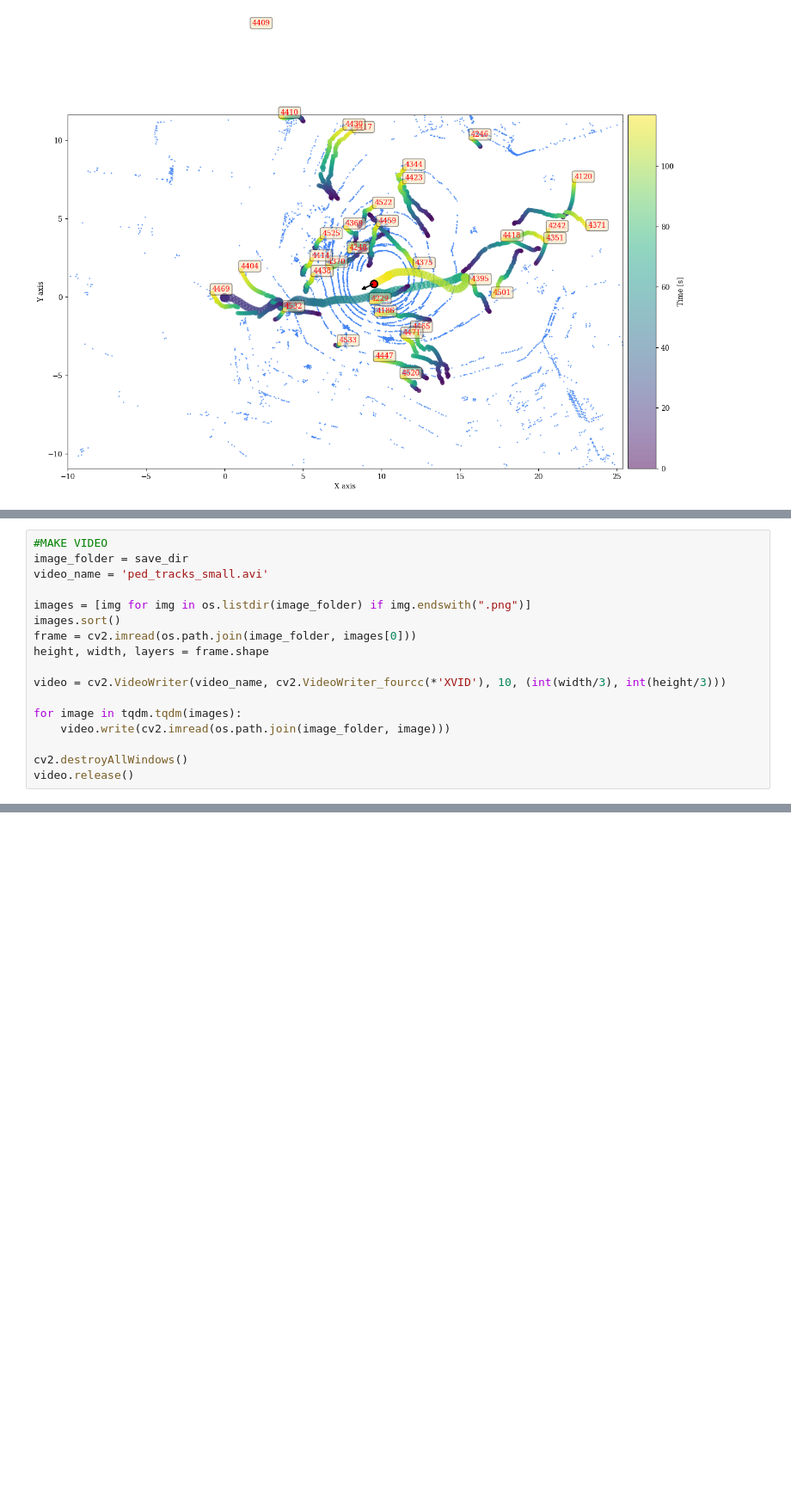
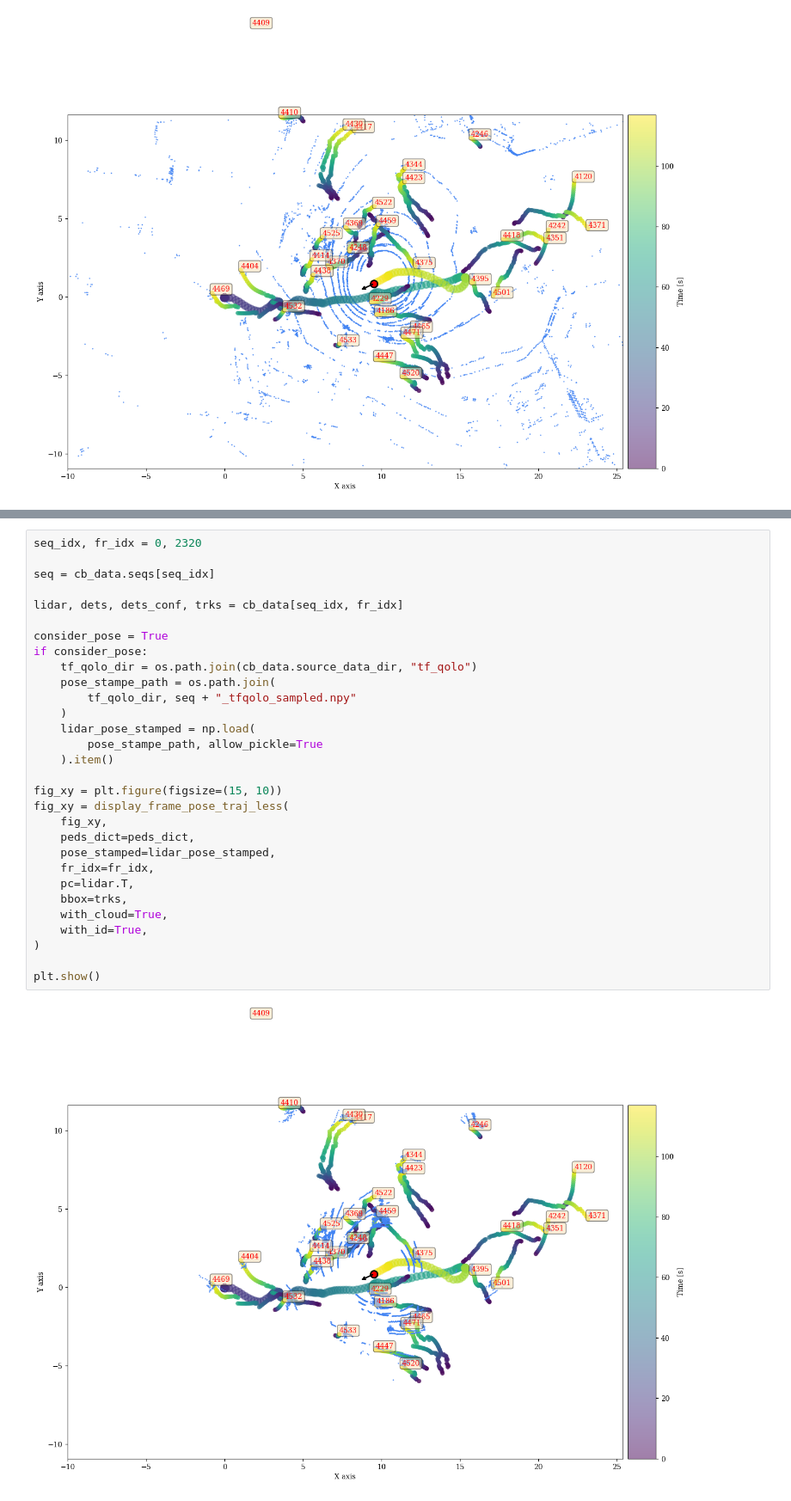
Before and after one commit to SCAI-Lab/crowdbot-evaluation-tools, a Jupyter notebook: notebooks/viz_img_2d.ipynb, the cells around one changed output, grey strips where cells are left out. Shown at 86% size. Cells and saved outputs as stored; diff of their text form; blank space fills up the shorter version.

```diff
--- a/notebooks/viz_img_2d.ipynb
+++ b/notebooks/viz_img_2d.ipynb
@@ -1779,17 +1778,0 @@ for fr_idx in tqdm.tqdm(range(0, cb_data.nr_frames(seq_idx), step_viz)):
-# %%
-#MAKE VIDEO
-image_folder = save_dir
-video_name = 'ped_tracks_small.avi'
-
-images = [img for img in os.listdir(image_folder) if img.endswith(".png")]
-images.sort()
-frame = cv2.imread(os.path.join(image_folder, images[0]))
-height, width, layers = frame.shape
-
-video = cv2.VideoWriter(video_name, cv2.VideoWriter_fourcc(*'XVID'), 10, (int(width/3), int(height/3)))
-
-for image in tqdm.tqdm(images):
-    video.write(cv2.imread(os.path.join(image_folder, image)))
-
-cv2.destroyAllWindows()
-video.release()
@@ -1799,0 +1997,32 @@ print(height, width, layers)
+# %%
+seq_idx, fr_idx = 0, 2320
+
+seq = cb_data.seqs[seq_idx]
+
+lidar, dets, dets_conf, trks = cb_data[seq_idx, fr_idx]
+
+consider_pose = True
+if consider_pose:
+    tf_qolo_dir = os.path.join(cb_data.source_data_dir, "tf_qolo")
+    pose_stampe_path = os.path.join(
+        tf_qolo_dir, seq + "_tfqolo_sampled.npy"
+    )
+    lidar_pose_stamped = np.load(
+        pose_stampe_path, allow_pickle=True
+    ).item()
+
+fig_xy = plt.figure(figsize=(15, 10))
+fig_xy = display_frame_pose_traj_less(
+    fig_xy,
+    peds_dict=peds_dict,
+    pose_stamped=lidar_pose_stamped,
+    fr_idx=fr_idx,
+    pc=lidar.T,
+    bbox=trks,
+    with_cloud=True,
+    with_id=True,
+)
+
+plt.show()
+# %% [output]
+[figure, added]
```
Also changed, not shown: parts of 5 cells of this notebook.
